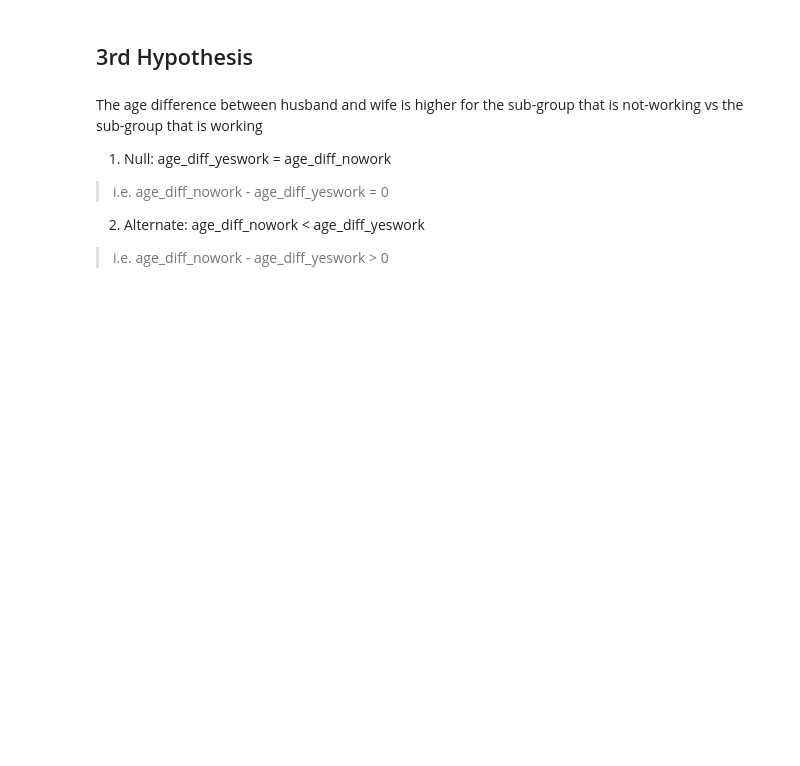
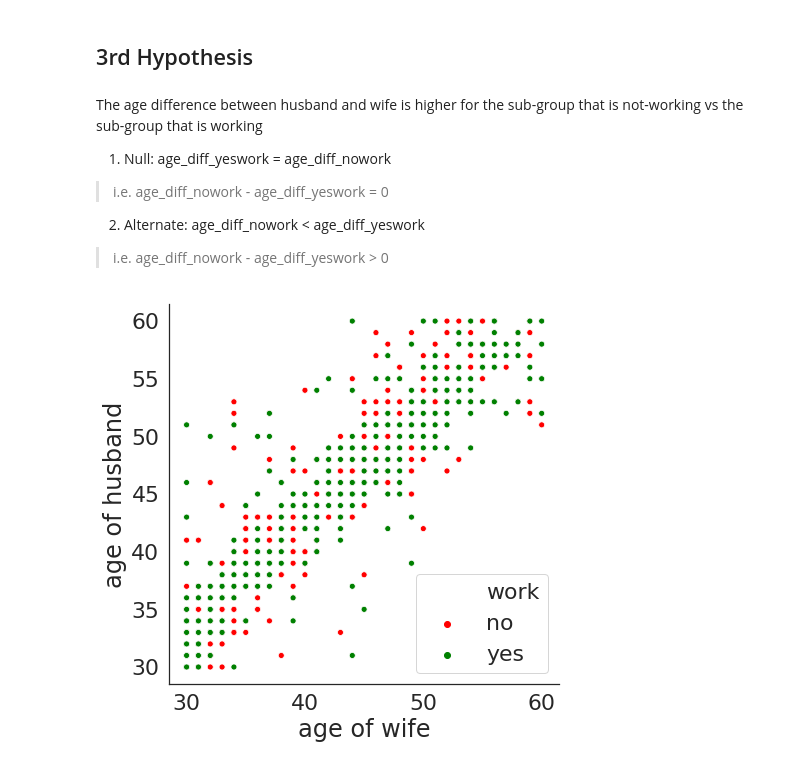
Before and after one commit to TashiNyangmi/Understood, a Jupyter notebook: Understood_org2.ipynb, the cells around one changed output. Cells and saved outputs as stored; diff of their text form; code cells hidden in the pictures; blank space fills up the shorter version.

```diff
--- a/Understood_org2.ipynb
+++ b/Understood_org2.ipynb
@@ -707,3 +763,15 @@ The age difference between husband and wife is higher for the sub-group that is
 >  i.e. age_diff_nowork - age_diff_yeswork = 0
 2.   Alternate: age_diff_nowork < age_diff_yeswork
 >  i.e. age_diff_nowork - age_diff_yeswork > 0
+# %%
+plt.figure(figsize=(7,7))
+
+g = sns.scatterplot(x ="agew", y = "ageh", data = df, hue= "work", palette={"yes": "green", "no": "red"})
+
+# Formatting
+sns.set_style(style='white')
+g.set(xlabel = "age of wife", ylabel = "age of husband")
+g.spines['right'].set_visible(False)
+g.spines['top'].set_visible(False)
+# %% [output]
+[figure, added]
```
Also changed, not shown: parts of 56 cells of this notebook.
